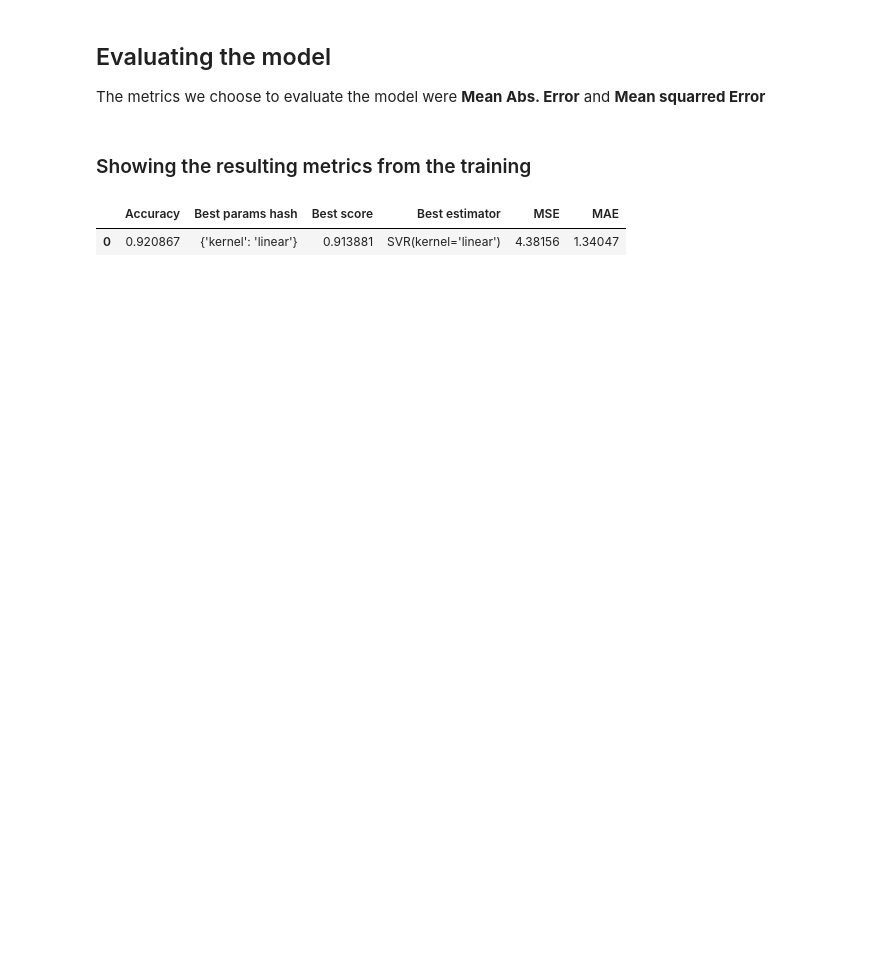
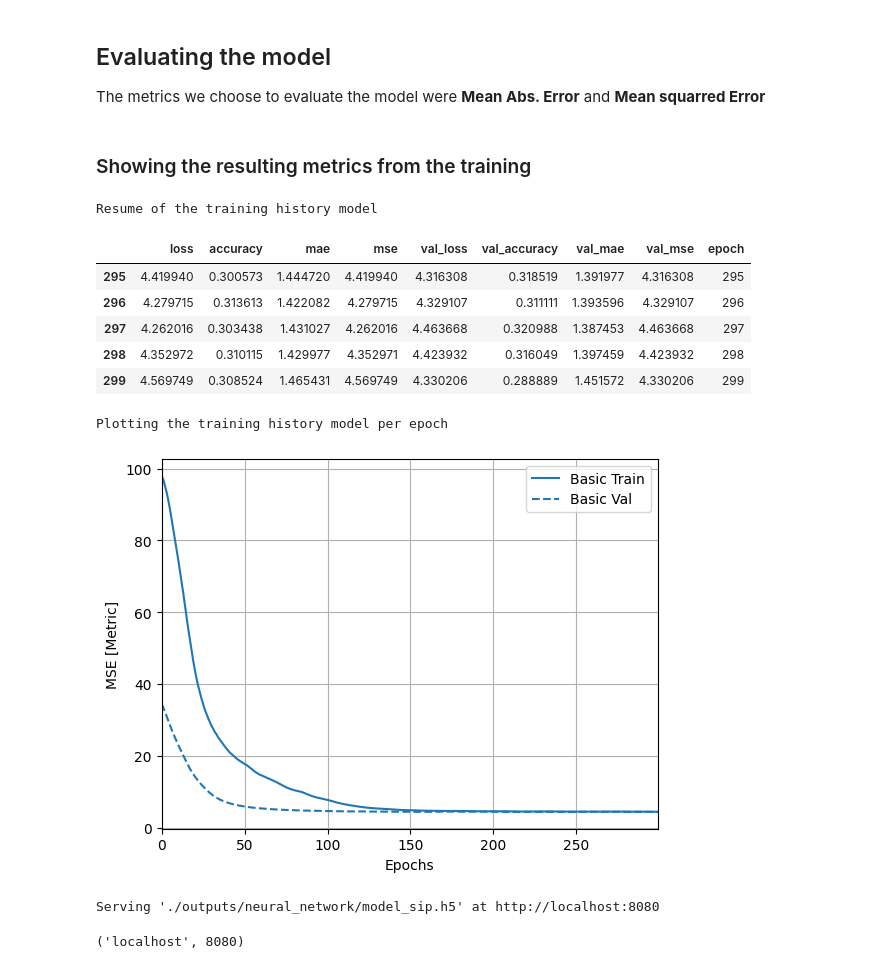
Before and after one commit to fransbompart/internship_UCAB, a Jupyter notebook: scripts/oficial/script_neural_network_2.ipynb, the cells around one changed output. Cells and saved outputs as stored; diff of their text form; code cells hidden in the pictures; blank space fills up the shorter version.

```diff
--- a/scripts/oficial/script_neural_network_2.ipynb
+++ b/scripts/oficial/script_neural_network_2.ipynb
@@ -342,3 +346,5 @@ ckpt_callback = tf.keras.callbacks.ModelCheckpoint(filepath=checkpoint_path,
                                                  save_weights_only=True, # True => model.save_weights (weights and no structure, you need JSON file for structure), False => model.save (saves weights & structure)
                                                  verbose=0,
 )
+
+tensorboard_callback = TensorBoard(log_dir='./logs', histogram_freq=1, write_graph=True)
@@ -346,6 +354,7 @@ ckpt_callback = tf.keras.callbacks.ModelCheckpoint(filepath=checkpoint_path,
 ## Model training
 # %%
 def training_neural_network_model(model):
+
         # for first model - second place
         # epochs = 64
         # batch_size = 10
@@ -373,6 +382,7 @@ def training_neural_network_model(model):
             validation_data=(normed_validation_data, validation_label),
             callbacks=[
                 tfdocs.modeling.EpochDots(),
+                tensorboard_callback,
                 ckpt_callback,
             ]
         )
@@ -394,9 +404,9 @@ def training_support_vector_machine_model(model):
 # %%
 %%time
 
-# model = choose_model('Neuronal Network', 4)
-model = choose_model('Support Vector Machine', 0)
+model = choose_model('Neuronal Network', 4)
+# model = choose_model('Support Vector Machine', 0)
 
-# history = training_neural_network_model(model)
-history = training_support_vector_machine_model(model)
+history = training_neural_network_model(model)
+# history = training_support_vector_machine_model(model)
 # %% [output]
@@ -498,8 +522,15 @@ def evaluating_svc_model(history, test_predictions):
         'Predicted': test_predictions
     }).to_csv(r"./outputs/svr/history_sip.csv", index=False)
 # %%
-# evaluating_neural_network_model(history)
-evaluating_svc_model(history, test_predictions)
+evaluating_neural_network_model(history)
+# evaluating_svc_model(history, test_predictions)
 # %% [output]
+Resume of the training history model
-|  | Accuracy | Best params hash | Best score | Best estimator | MSE | MAE |
-| 0 | 0.920867 | {'kernel': 'linear'} | 0.913881 | SVR(kernel='linear') | 4.38156 | 1.34047 |
+|  | loss | accuracy | mae | mse | val_loss | val_accuracy | val_mae | val_mse | epoch |
+| 295 | 4.419940 | 0.300573 | 1.444720 | 4.419940 | 4.316308 | 0.318519 | 1.391977 | 4.316308 | 295 |
+| 296 | 4.279715 | 0.313613 | 1.422082 | 4.279715 | 4.329107 | 0.311111 | 1.393596 | 4.329107 | 296 |
+| 297 | 4.262016 | 0.303438 | 1.431027 | 4.262016 | 4.463668 | 0.320988 | 1.387453 | 4.463668 | 297 |
+| 298 | 4.352972 | 0.310115 | 1.429977 | 4.352971 | 4.423932 | 0.316049 | 1.397459 | 4.423932 | 298 |
+| 299 | 4.569749 | 0.308524 | 1.465431 | 4.569749 | 4.330206 | 0.288889 | 1.451572 | 4.330206 | 299 |
+Plotting the training history model per epoch
+[figure, added]
@@ -505,0 +539,6 @@ evaluating_svc_model(history, test_predictions)
+# %%
+import netron
+netron.start(r"./outputs/neural_network/model_sip.h5")
+# %% [output]
+Serving './outputs/neural_network/model_sip.h5' at http://localhost:8080
+('localhost', 8080)
```
Also changed, not shown: parts of 10 cells of this notebook, 11 other files.
